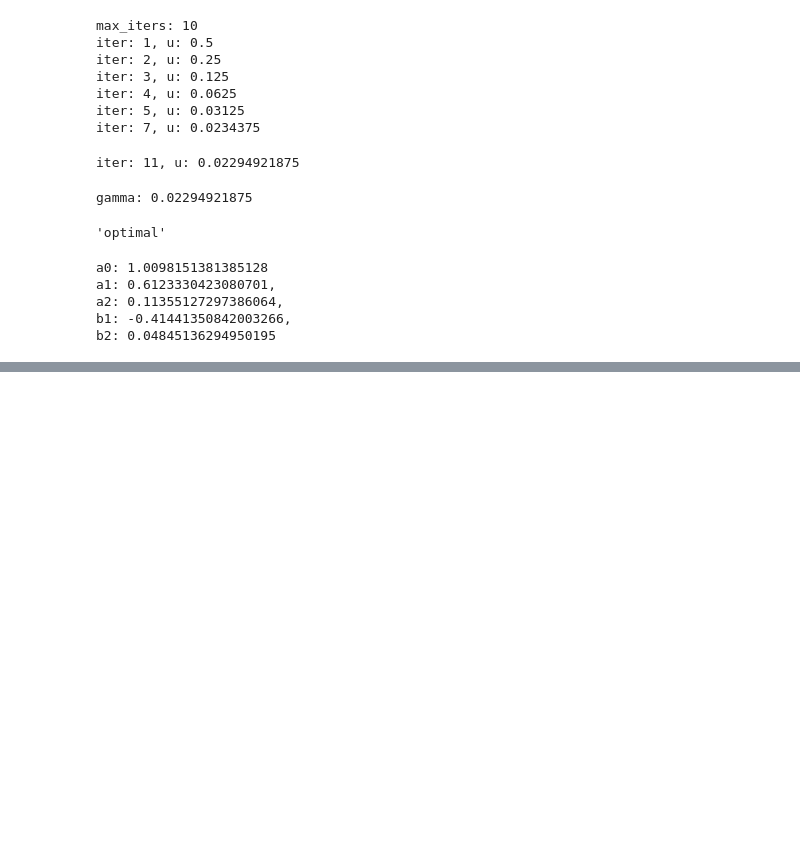
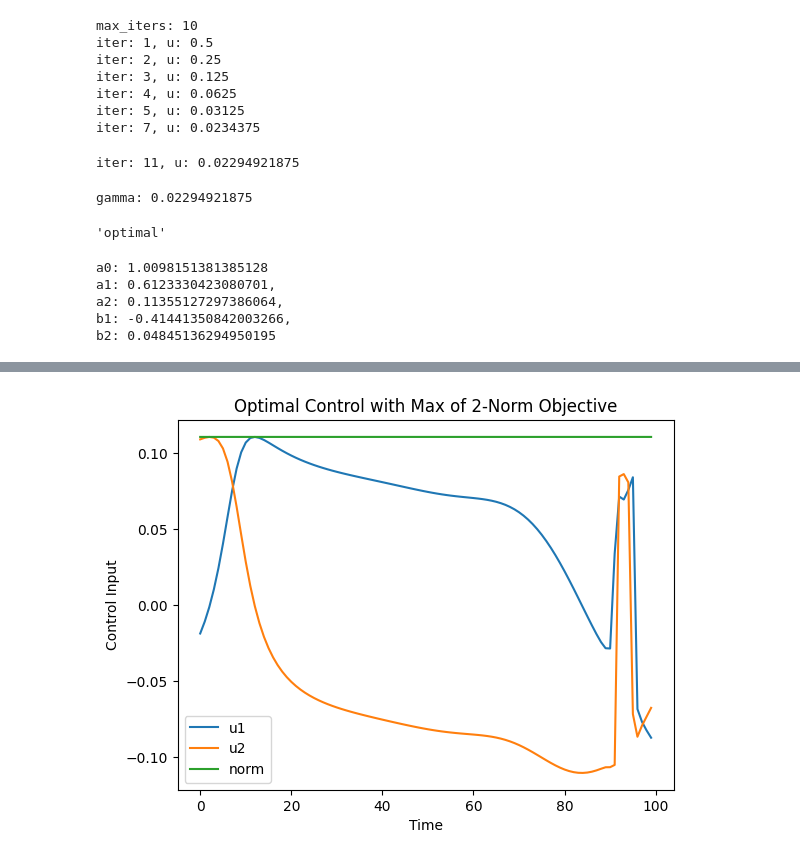
Before and after one commit to kylershu144/convex_optimization, a Jupyter notebook: hwk5.ipynb, the cells around one changed output, grey strips where cells are left out. Drawn from its saved outputs; the diff is of its cells as text; code cells hidden in the pictures; blank space fills up the shorter version.

```diff
--- a/hwk5.ipynb
+++ b/hwk5.ipynb
@@ -93,0 +151,14 @@ b2: 0.04845136294950195
+# %%
+obj16c = cp.Minimize(cp.max(cp.norm(U, p=2, axis=0)))
+prob16c = cp.Problem(obj16c, constraints)
+prob16c.solve()
+plt.plot(U.value[0, :], label='u1')
+plt.plot(U.value[1, :], label='u2')
+plt.plot(np.linalg.norm(U.value, axis=0), label='norm')
+plt.legend()
+plt.xlabel('Time')
+plt.ylabel('Control Input')
+plt.title('Optimal Control with Max of 2-Norm Objective')
+plt.show()
+# %% [output]
+[figure, added]
```
Also changed, not shown: parts of 20 cells of this notebook, 5 other files.
